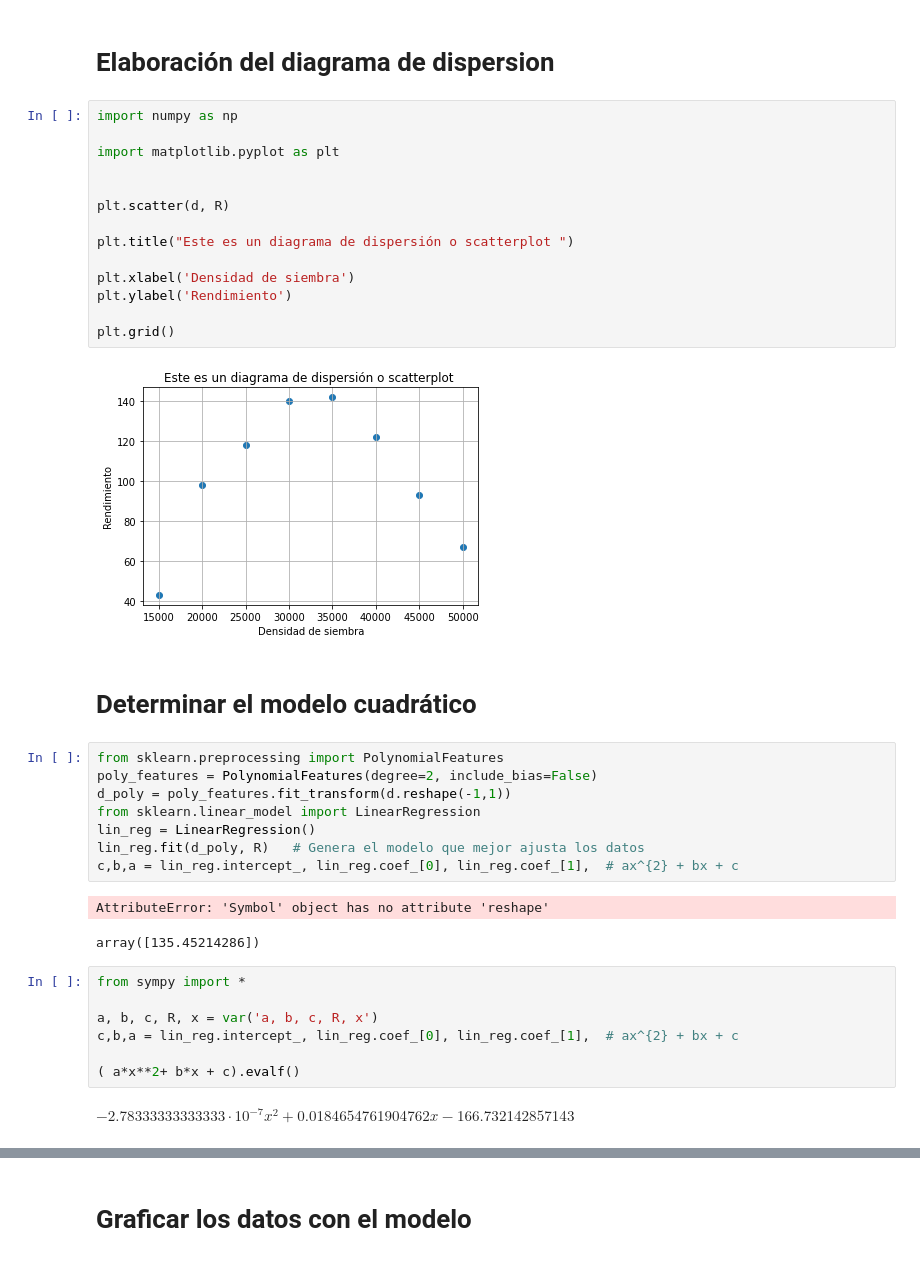
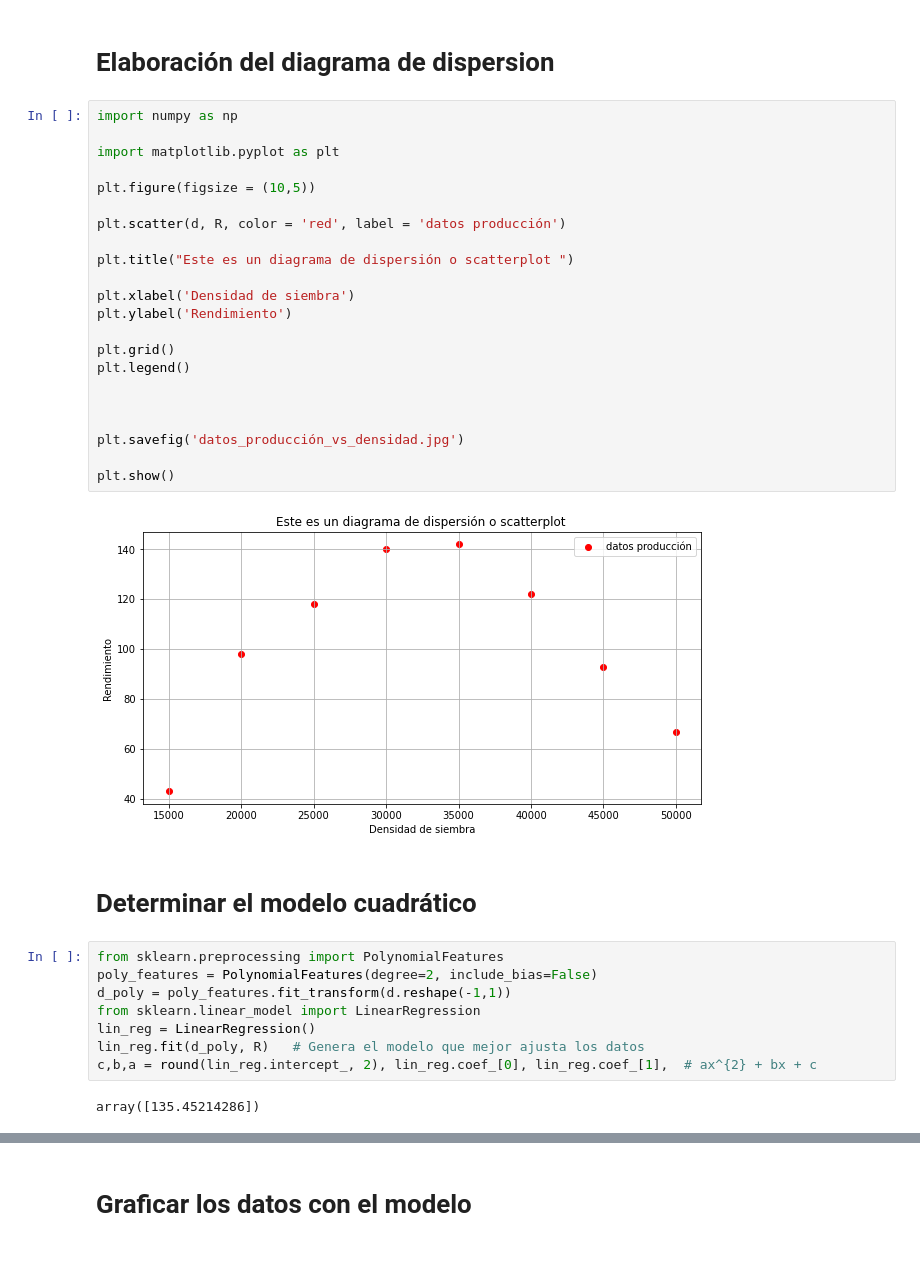
Before and after one commit to marco-canas/fundamentos_de_las_matematicas, a Jupyter notebook: clases/3_funciones/funciones_polinomiales/modelo_polinomial_2.ipynb, the cells around one changed output, grey strips where cells are left out. Drawn from its saved outputs; the diff is of its cells as text.

```diff
--- a/clases/3_funciones/funciones_polinomiales/modelo_polinomial_2.ipynb
+++ b/clases/3_funciones/funciones_polinomiales/modelo_polinomial_2.ipynb
@@ -50,19 +50,27 @@ tabla
 # %%
 import numpy as np
 
 import matplotlib.pyplot as plt
 
+plt.figure(figsize = (10,5))
 
-plt.scatter(d, R)
+plt.scatter(d, R, color = 'red', label = 'datos producción')
 
 plt.title("Este es un diagrama de dispersión o scatterplot ")
 
 plt.xlabel('Densidad de siembra')
 plt.ylabel('Rendimiento')
 
 plt.grid()
+plt.legend()
+
+
+
+plt.savefig('datos_producción_vs_densidad.jpg')
+
+plt.show()
 # %% [output]
-[figure, old version]
+[figure, new version]
 # %% [markdown]
 # Determinar el modelo cuadrático
 # %%
@@ -72,18 +80,7 @@ d_poly = poly_features.fit_transform(d.reshape(-1,1))
 from sklearn.linear_model import LinearRegression
 lin_reg = LinearRegression()
 lin_reg.fit(d_poly, R)   # Genera el modelo que mejor ajusta los datos
-c,b,a = lin_reg.intercept_, lin_reg.coef_[0], lin_reg.coef_[1],  # ax^{2} + bx + c
+c,b,a = round(lin_reg.intercept_, 2), lin_reg.coef_[0], lin_reg.coef_[1],  # ax^{2} + bx + c
-# %% [output]
-AttributeError: 'Symbol' object has no attribute 'reshape'
 # %%
 # %% [output]
 array([135.45214286])
-# %%
-from sympy import *
-
-a, b, c, R, x = var('a, b, c, R, x')
-c,b,a = lin_reg.intercept_, lin_reg.coef_[0], lin_reg.coef_[1],  # ax^{2} + bx + c
-
-( a*x**2+ b*x + c).evalf()
-# %% [output]
-$\displaystyle - 2.78333333333333 \cdot 10^{-7} x^{2} + 0.0184654761904762 x - 166.732142857143$
```
Also changed, not shown: parts of 1 cell of this notebook, 1 other file.
